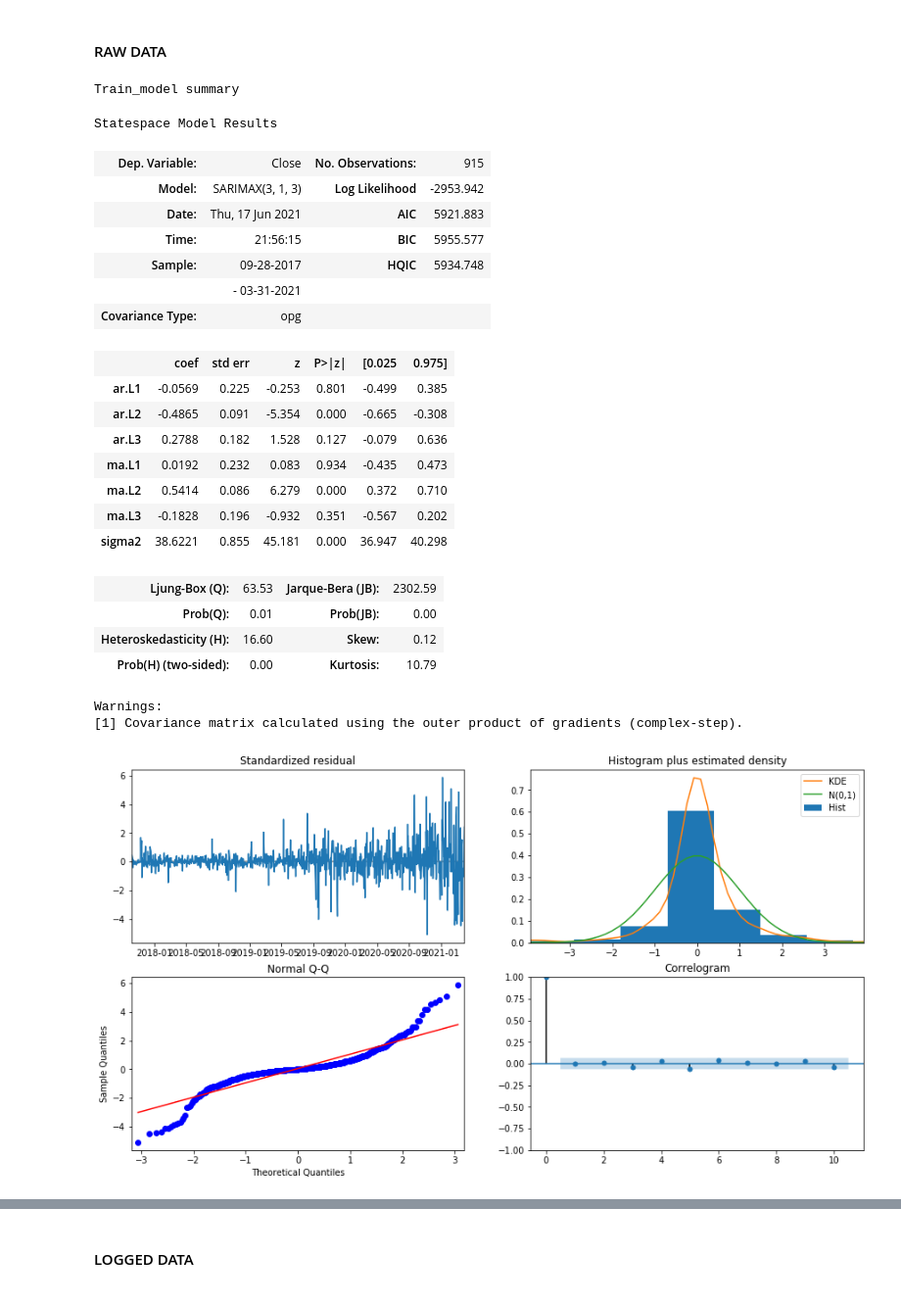
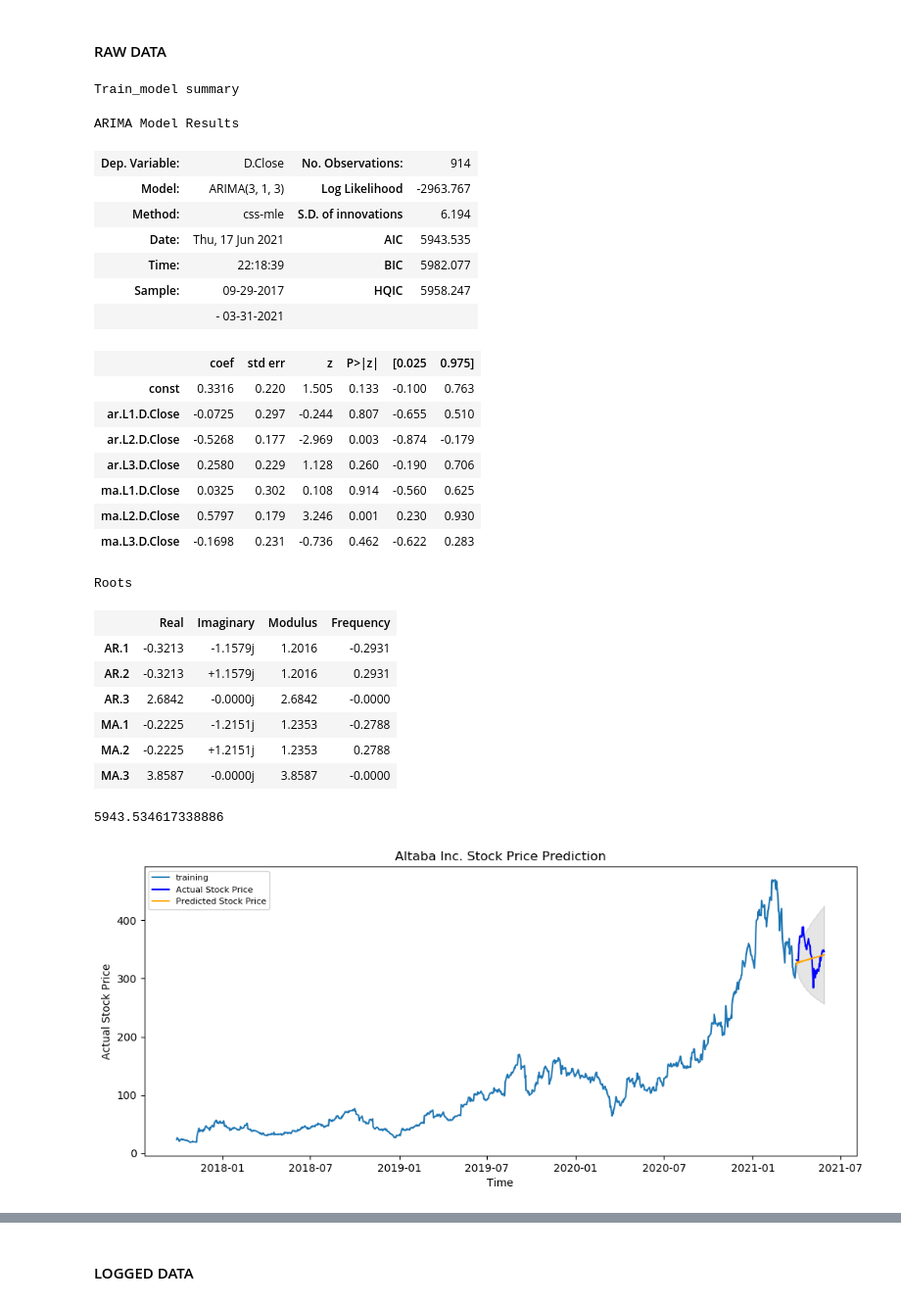
Before and after one commit to stevenkyle2013/Capstone, a Jupyter notebook: Main.ipynb, the cells around one changed output, grey strips where cells are left out. Shown: that part at 98% size. Cells and saved outputs as stored; diff of their text form; code cells hidden in the pictures.

Commit message:
Decided to do ARIMA modeling instead of SARIMA

```diff
--- a/Main.ipynb
+++ b/Main.ipynb
@@ -958,49 +958,70 @@ This is for the logged data
 # %%
 # def Final_Model_Check(train, test, order, seasonal_order, beg='2017', train_check_start='2021-02-01',
 #             train_check_end='2021-03-31', final_check_start='2021-04-01',
 #             final_check_end='2021-05-31', future=30):
 
 
 # Making the train SARIMAX model
-Train_model = SARIMAX(Train['Close'],
+Train_model = ARIMA(Train['Close'],
                       order=(3,1,3),
-                      seasonal_order=(0,0,0,0),
-                      enforce_invertibility=False,
-                      enforce_stationarity=False,
                       freq='B')
 train_output = Train_model.fit()
 
 # Shows the train model summary
 print('Train_model summary')
 display(train_output.summary());
 
 # Shows the diagnostics for the train model
-train_output.plot_diagnostics(figsize=(15,8));
+#train_output.plot_diagnostics(figsize=(15,8));
 # %% [output]
 Train_model summary
-Statespace Model Results
+ARIMA Model Results
-| Dep. Variable: | Close | No. Observations: | 915 |
-| Model: | SARIMAX(3, 1, 3) | Log Likelihood | -2953.942 |
-| Date: | Thu, 17 Jun 2021 | AIC | 5921.883 |
-| Time: | 21:56:15 | BIC | 5955.577 |
-| Sample: | 09-28-2017 | HQIC | 5934.748 |
+| Dep. Variable: | D.Close | No. Observations: | 914 |
+| Model: | ARIMA(3, 1, 3) | Log Likelihood | -2963.767 |
+| Method: | css-mle | S.D. of innovations | 6.194 |
+| Date: | Thu, 17 Jun 2021 | AIC | 5943.535 |
+| Time: | 22:18:39 | BIC | 5982.077 |
+| Sample: | 09-29-2017 | HQIC | 5958.247 |
 |  | - 03-31-2021 |  |  |
-| Covariance Type: | opg |  |  |
 |  | coef | std err | z | P>|z| | [0.025 | 0.975] |
-| ar.L1 | -0.0569 | 0.225 | -0.253 | 0.801 | -0.499 | 0.385 |
-| ar.L2 | -0.4865 | 0.091 | -5.354 | 0.000 | -0.665 | -0.308 |
-| ar.L3 | 0.2788 | 0.182 | 1.528 | 0.127 | -0.079 | 0.636 |
-| ma.L1 | 0.0192 | 0.232 | 0.083 | 0.934 | -0.435 | 0.473 |
-| ma.L2 | 0.5414 | 0.086 | 6.279 | 0.000 | 0.372 | 0.710 |
-| ma.L3 | -0.1828 | 0.196 | -0.932 | 0.351 | -0.567 | 0.202 |
-| sigma2 | 38.6221 | 0.855 | 45.181 | 0.000 | 36.947 | 40.298 |
+| const | 0.3316 | 0.220 | 1.505 | 0.133 | -0.100 | 0.763 |
+| ar.L1.D.Close | -0.0725 | 0.297 | -0.244 | 0.807 | -0.655 | 0.510 |
+| ar.L2.D.Close | -0.5268 | 0.177 | -2.969 | 0.003 | -0.874 | -0.179 |
+| ar.L3.D.Close | 0.2580 | 0.229 | 1.128 | 0.260 | -0.190 | 0.706 |
+| ma.L1.D.Close | 0.0325 | 0.302 | 0.108 | 0.914 | -0.560 | 0.625 |
+| ma.L2.D.Close | 0.5797 | 0.179 | 3.246 | 0.001 | 0.230 | 0.930 |
+| ma.L3.D.Close | -0.1698 | 0.231 | -0.736 | 0.462 | -0.622 | 0.283 |
+Roots
-| Ljung-Box (Q): | 63.53 | Jarque-Bera (JB): | 2302.59 |
-| Prob(Q): | 0.01 | Prob(JB): | 0.00 |
-| Heteroskedasticity (H): | 16.60 | Skew: | 0.12 |
-| Prob(H) (two-sided): | 0.00 | Kurtosis: | 10.79 |
+|  | Real | Imaginary | Modulus | Frequency |
+| AR.1 | -0.3213 | -1.1579j | 1.2016 | -0.2931 |
+| AR.2 | -0.3213 | +1.1579j | 1.2016 | 0.2931 |
+| AR.3 | 2.6842 | -0.0000j | 2.6842 | -0.0000 |
+| MA.1 | -0.2225 | -1.2151j | 1.2353 | -0.2788 |
+| MA.2 | -0.2225 | +1.2151j | 1.2353 | 0.2788 |
+| MA.3 | 3.8587 | -0.0000j | 3.8587 | -0.0000 |
-Warnings:
-[1] Covariance matrix calculated using the outer product of gradients (complex-step).
-[figure, removed]
+# %%
+ARMAResults.aic(train_output)
+# %% [output]
+5943.534617338886
+# %%
+#Getting forecast to see how well the train model does compared to the test data
+fc, se, conf = train_output.forecast(42, alpha=0.05)  # 95% confidence
+fc_series = pd.Series(fc, index=Test.index)
+lower_series = pd.Series(conf[:, 0], index=Test.index)
+upper_series = pd.Series(conf[:, 1], index=Test.index)
+plt.figure(figsize=(12,5), dpi=100)
+plt.plot(Train['Close'], label='training')
+plt.plot(Test['Close'], color = 'blue', label='Actual Stock Price')
+plt.plot(fc_series, color = 'orange',label='Predicted Stock Price')
+plt.fill_between(lower_series.index, lower_series, upper_series,
+                 color='k', alpha=.10)
+plt.title('Altaba Inc. Stock Price Prediction')
+plt.xlabel('Time')
+plt.ylabel('Actual Stock Price')
+plt.legend(loc='upper left', fontsize=8)
+plt.show()
+# %% [output]
+[figure, added]
 # %%
 # Getting One Step prediction to check train model
 train_prediction = train_output.get_prediction(start='2021-02-01',
```
Also changed, not shown: parts of 10 cells of this notebook.
